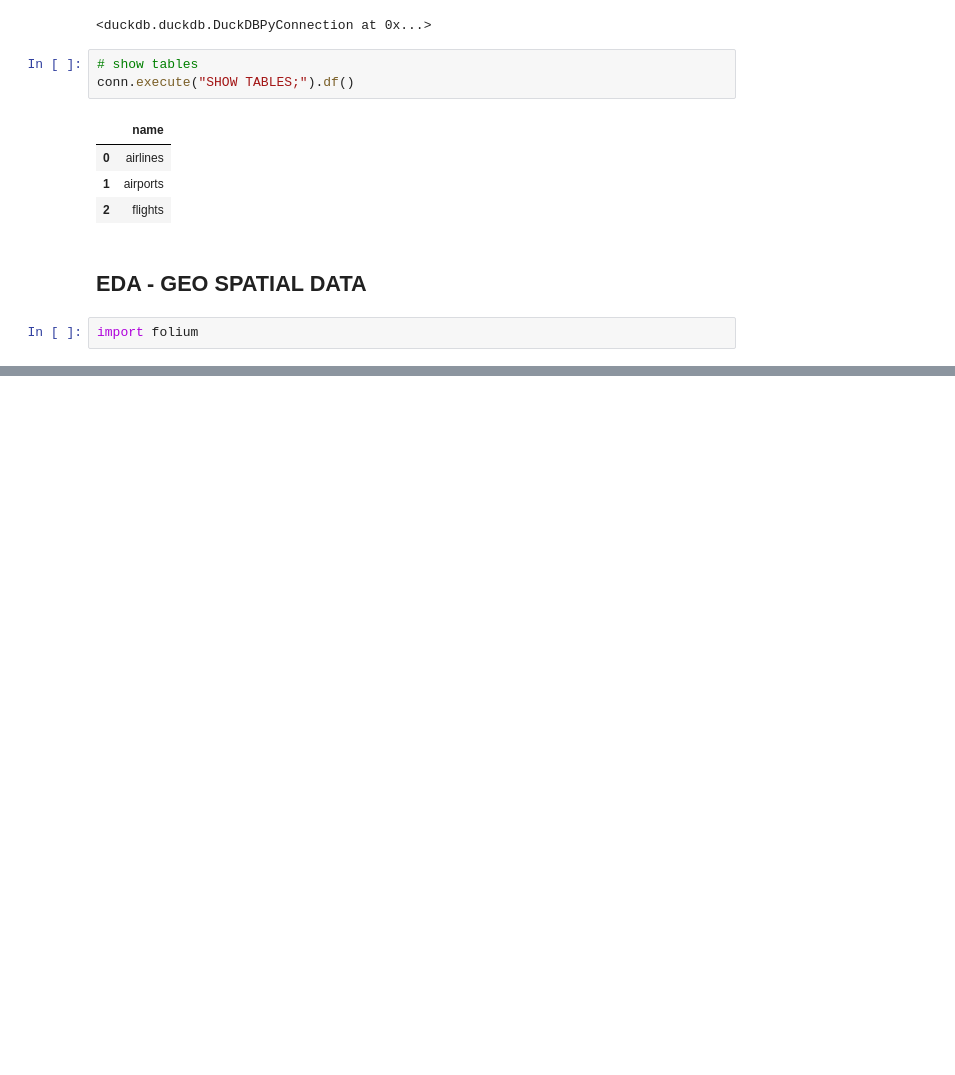
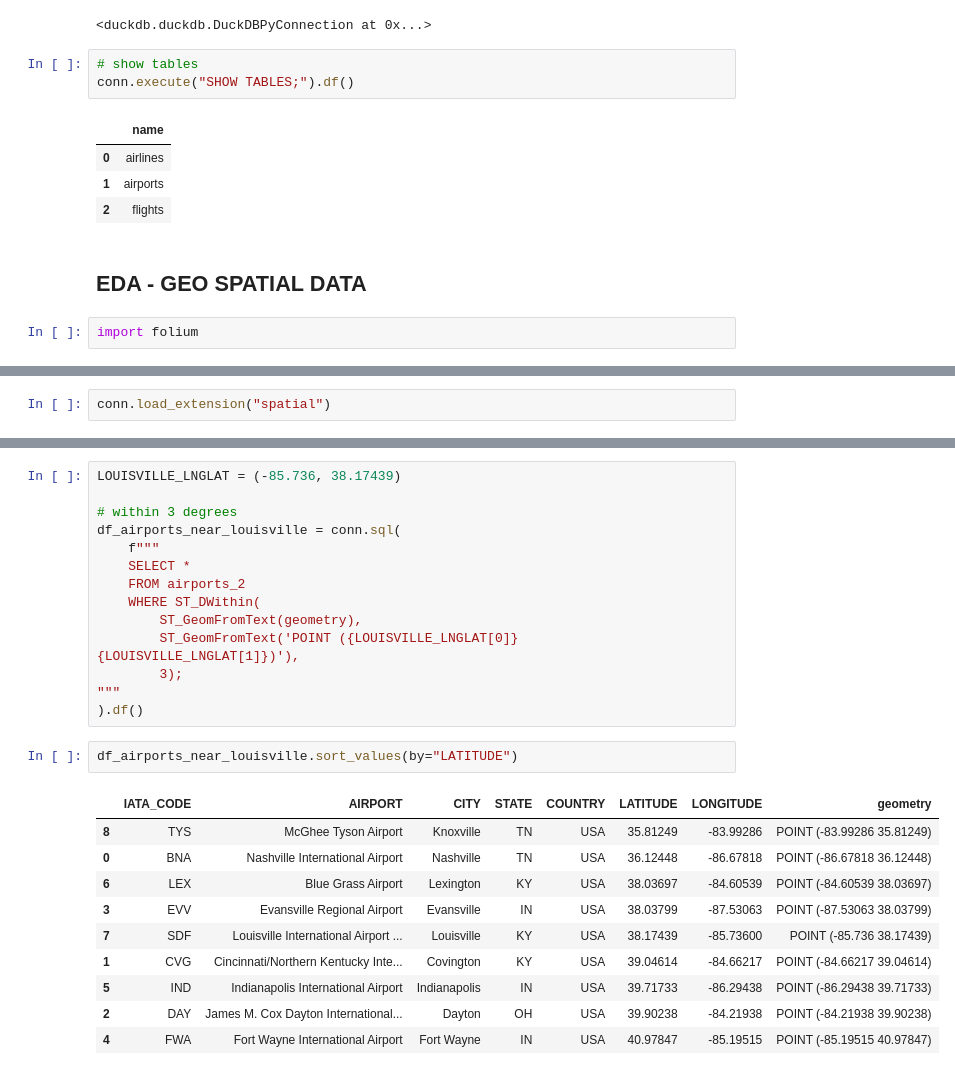
Before and after one commit to Friend09/practise-duckdb, a Jupyter notebook: notebooks/pract-ch3-duckdb-EDA.ipynb, the cells around one changed output, grey strips where cells are left out. Cells and saved outputs as stored; diff of their text form; blank space fills up the shorter version.

Commit message:
show louisville airports with nearest airport around

```diff
--- a/notebooks/pract-ch3-duckdb-EDA.ipynb
+++ b/notebooks/pract-ch3-duckdb-EDA.ipynb
@@ -94,0 +203,2 @@ mymap
+# %%
+conn.load_extension("spatial")
@@ -94,0 +221,27 @@ mymap
+# %%
+LOUISVILLE_LNGLAT = (-85.736, 38.17439)
+
+# within 3 degrees
+df_airports_near_louisville = conn.sql(
+    f"""
+    SELECT *
+    FROM airports_2
+    WHERE ST_DWithin(
+        ST_GeomFromText(geometry),
+        ST_GeomFromText('POINT ({LOUISVILLE_LNGLAT[0]} {LOUISVILLE_LNGLAT[1]})'),
+        3);
+"""
+).df()
+# %%
+df_airports_near_louisville.sort_values(by="LATITUDE")
+# %% [output]
+|  | IATA_CODE | AIRPORT | CITY | STATE | COUNTRY | LATITUDE | LONGITUDE | geometry |
+| 8 | TYS | McGhee Tyson Airport | Knoxville | TN | USA | 35.81249 | -83.99286 | POINT (-83.99286 35.81249) |
+| 0 | BNA | Nashville International Airport | Nashville | TN | USA | 36.12448 | -86.67818 | POINT (-86.67818 36.12448) |
+| 6 | LEX | Blue Grass Airport | Lexington | KY | USA | 38.03697 | -84.60539 | POINT (-84.60539 38.03697) |
+| 3 | EVV | Evansville Regional Airport | Evansville | IN | USA | 38.03799 | -87.53063 | POINT (-87.53063 38.03799) |
+| 7 | SDF | Louisville International Airport ... | Louisville | KY | USA | 38.17439 | -85.73600 | POINT (-85.736 38.17439) |
+| 1 | CVG | Cincinnati/Northern Kentucky Inte... | Covington | KY | USA | 39.04614 | -84.66217 | POINT (-84.66217 39.04614) |
+| 5 | IND | Indianapolis International Airport | Indianapolis | IN | USA | 39.71733 | -86.29438 | POINT (-86.29438 39.71733) |
+| 2 | DAY | James M. Cox Dayton International... | Dayton | OH | USA | 39.90238 | -84.21938 | POINT (-84.21938 39.90238) |
+| 4 | FWA | Fort Wayne International Airport | Fort Wayne | IN | USA | 40.97847 | -85.19515 | POINT (-85.19515 40.97847) |
```
Also changed, not shown: parts of 17 cells of this notebook, 1 other file.
